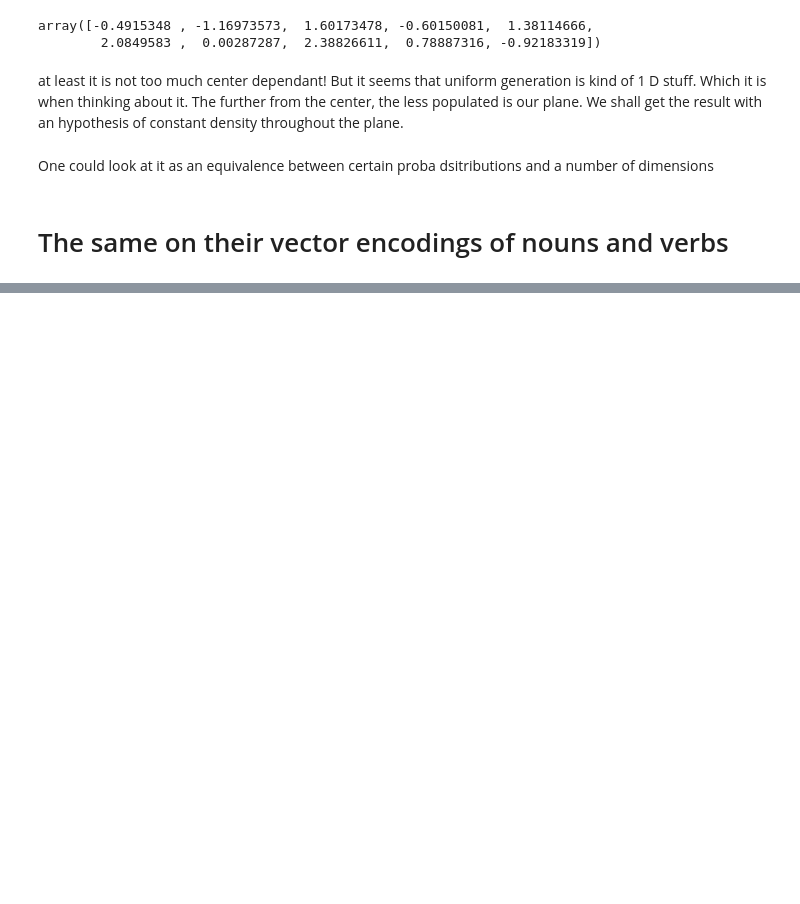
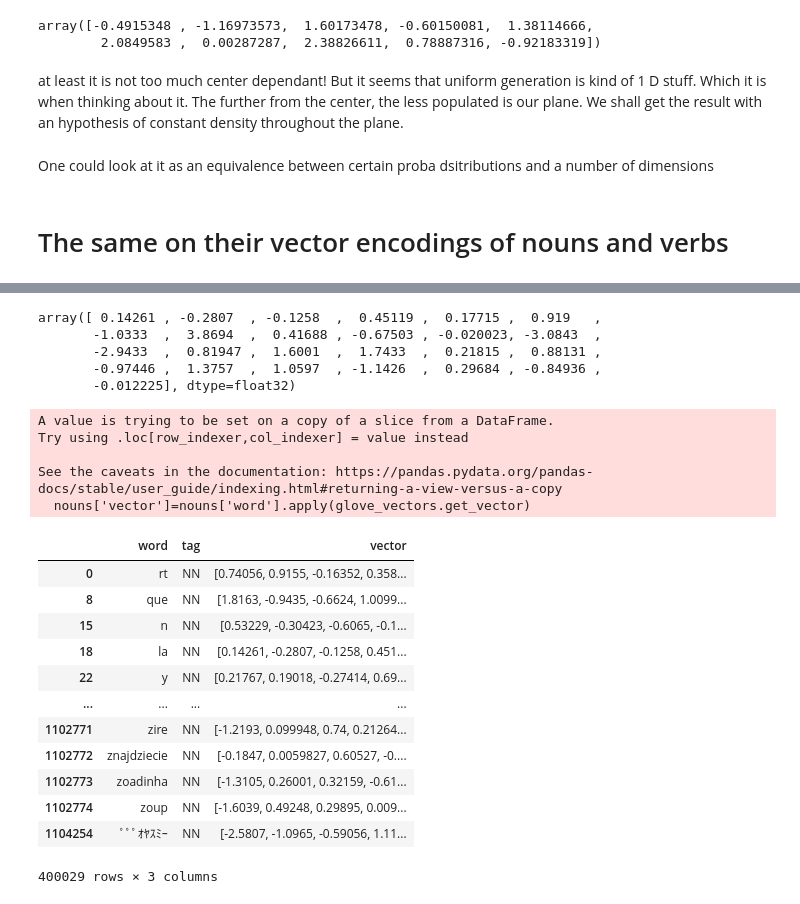
Before and after one commit to yoannmorello2/NLQuantum, a Jupyter notebook: Where_do_you_live.ipynb, the cells around one changed output, grey strips where cells are left out. Drawn from its saved outputs; the diff is of its cells as text; code cells hidden in the pictures; blank space fills up the shorter version.

```diff
--- a/Where_do_you_live.ipynb
+++ b/Where_do_you_live.ipynb
@@ -917,0 +1015,2 @@ One could look at it as an equivalence between certain proba dsitributions and a
+# %%
+voc = [w for w in list(vocab) if w.isalpha()]
@@ -917,0 +1039,32 @@ One could look at it as an equivalence between certain proba dsitributions and a
+# %%
+glove_vectors.get_vector('la')
+# %% [output]
+array([ 0.14261 , -0.2807  , -0.1258  ,  0.45119 ,  0.17715 ,  0.919   ,
+       -1.0333  ,  3.8694  ,  0.41688 , -0.67503 , -0.020023, -3.0843  ,
+       -2.9433  ,  0.81947 ,  1.6001  ,  1.7433  ,  0.21815 ,  0.88131 ,
+       -0.97446 ,  1.3757  ,  1.0597  , -1.1426  ,  0.29684 , -0.84936 ,
+       -0.012225], dtype=float32)
+# %%
+nouns['vector']=nouns['word'].apply(glove_vectors.get_vector)
+# %% [output]
+A value is trying to be set on a copy of a slice from a DataFrame.
+Try using .loc[row_indexer,col_indexer] = value instead
+
+See the caveats in the documentation: https://pandas.pydata.org/pandas-docs/stable/user_guide/indexing.html#returning-a-view-versus-a-copy
+  nouns['vector']=nouns['word'].apply(glove_vectors.get_vector)
+# %%
+nouns
+# %% [output]
+|  | word | tag | vector |
+| 0 | rt | NN | [0.74056, 0.9155, -0.16352, 0.358... |
+| 8 | que | NN | [1.8163, -0.9435, -0.6624, 1.0099... |
+| 15 | n | NN | [0.53229, -0.30423, -0.6065, -0.1... |
+| 18 | la | NN | [0.14261, -0.2807, -0.1258, 0.451... |
+| 22 | y | NN | [0.21767, 0.19018, -0.27414, 0.69... |
+| ... | ... | ... | ... |
+| 1102771 | zire | NN | [-1.2193, 0.099948, 0.74, 0.21264... |
+| 1102772 | znajdziecie | NN | [-0.1847, 0.0059827, 0.60527, -0.... |
+| 1102773 | zoadinha | NN | [-1.3105, 0.26001, 0.32159, -0.61... |
+| 1102774 | zoup | NN | [-1.6039, 0.49248, 0.29895, 0.009... |
+| 1104254 | ﾟﾟﾟｵﾔｽﾐｰ | NN | [-2.5807, -1.0965, -0.59056, 1.11... |
+400029 rows × 3 columns
```
Also changed, not shown: parts of 42 cells of this notebook.
